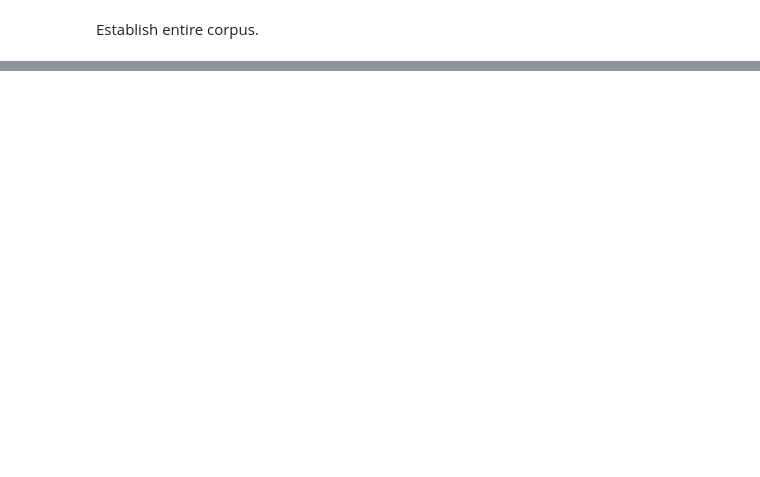
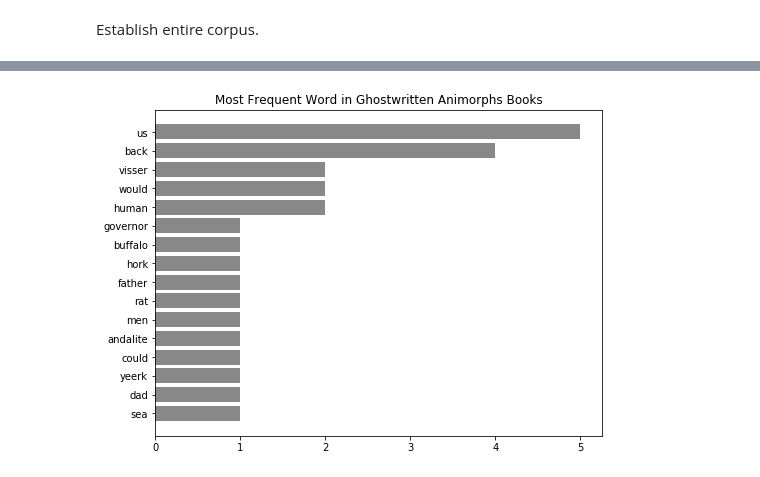
Before and after one commit to EthanHenley/animorphs-authenticity, a Jupyter notebook: code/01_collection_cleaning_eda.ipynb, the cells around one changed output, grey strips where cells are left out. Saved outputs shown, nothing was run; the diff lists cells and outputs as text; code cells hidden in the pictures; blank space fills up the shorter version.

```diff
--- a/code/01_collection_cleaning_eda.ipynb
+++ b/code/01_collection_cleaning_eda.ipynb
@@ -216,0 +336,8 @@ plt.title('Top Word Frequencies in Animorphs Corpus');
+# %%
+sort_plot_dict_barh(most_common_df.loc[most_common_df['authenticity']==0,
+                                       'most_common_w'
+                                      ].value_counts().to_dict(),
+                   'Most Frequent Word in Ghostwritten Animorphs Books')
+plt.savefig('../figures/a_inauthbooks_top_words.png')
+# %% [output]
+[figure, added]
```
Also changed, not shown: parts of 35 cells of this notebook, 9 other files.
